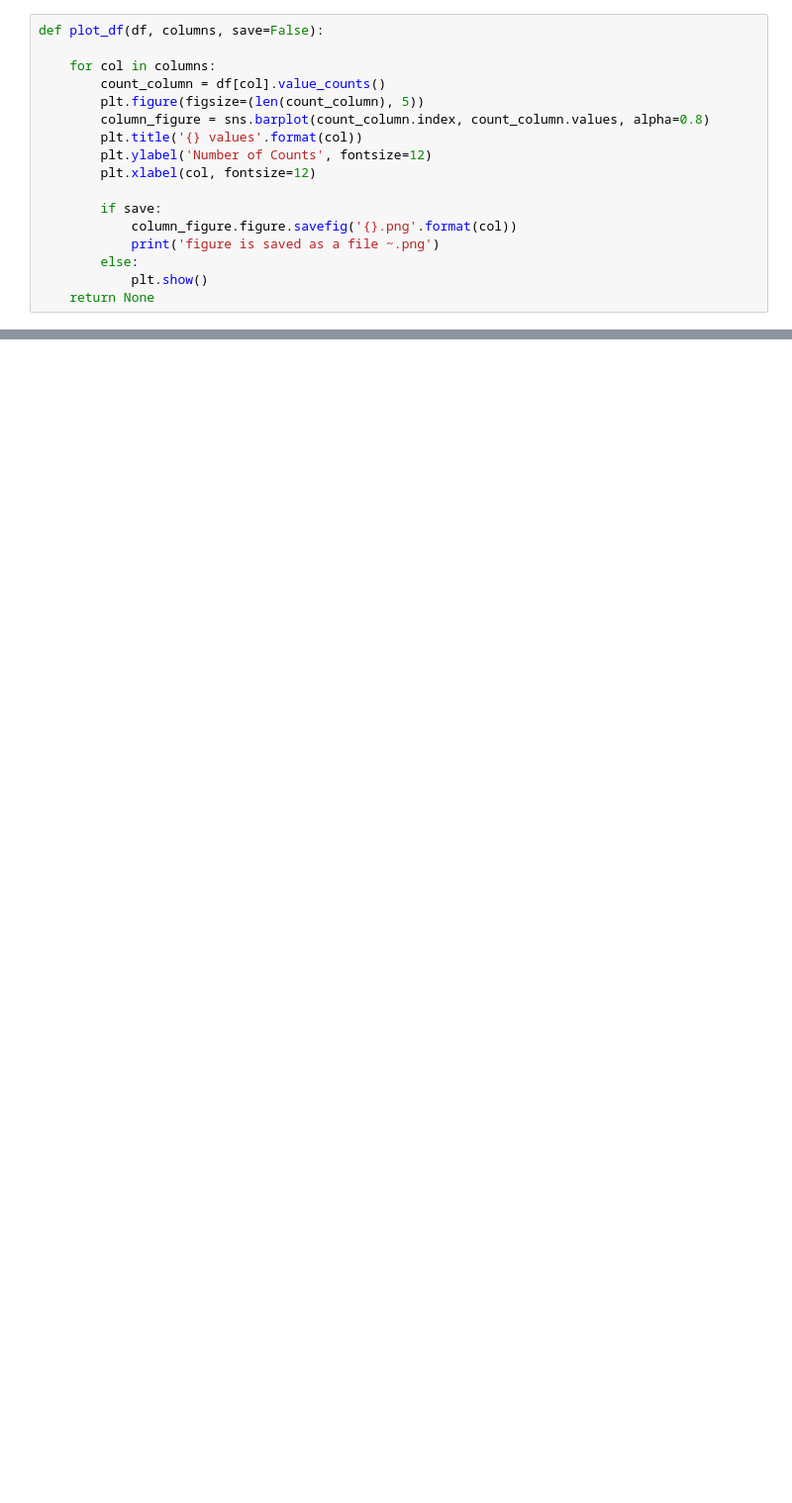
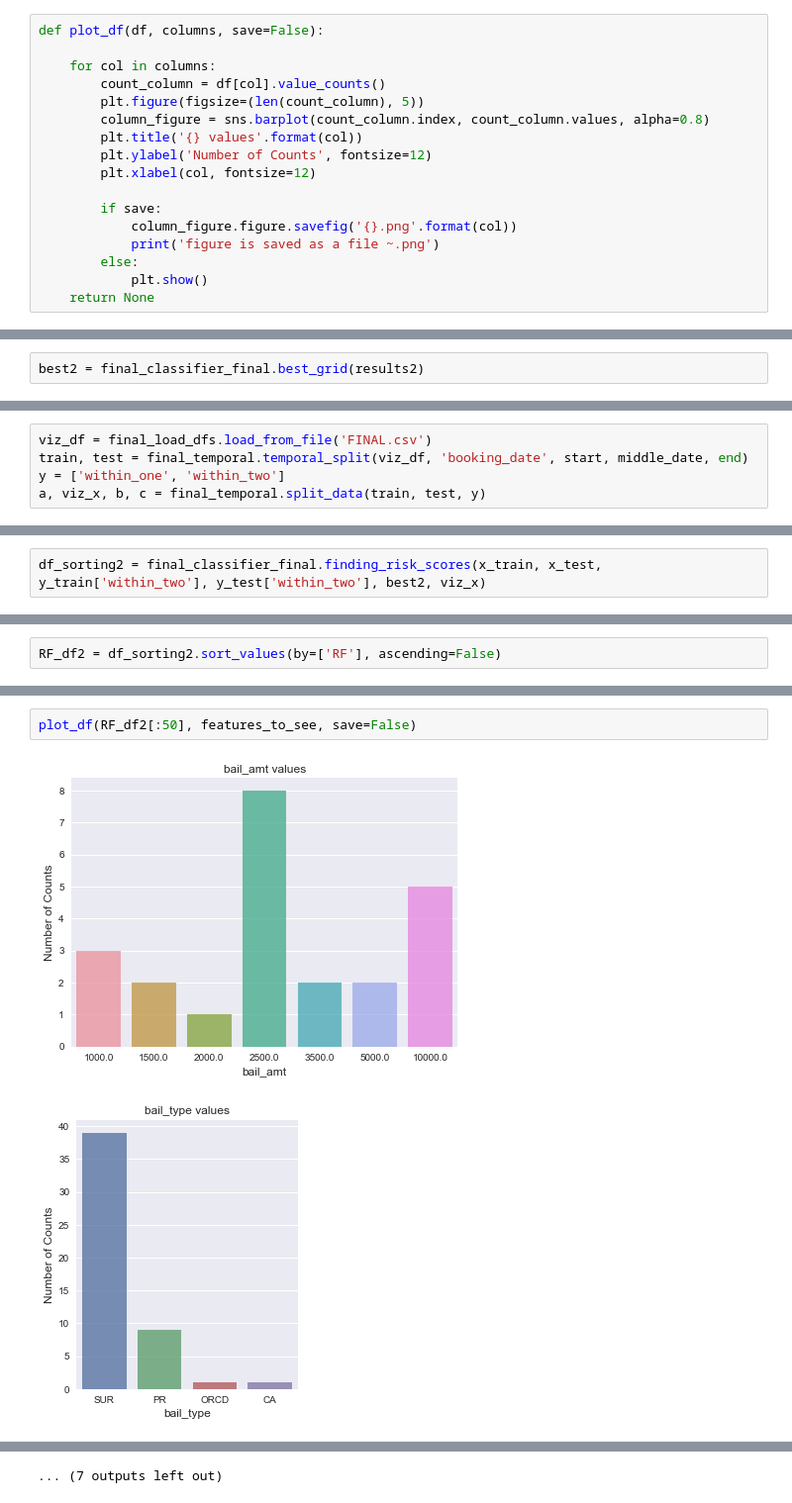
Before and after one commit to tianchu-shu/syntaxerror, a Jupyter notebook: compiling_everything.ipynb, the cells around one changed output, grey strips where cells are left out. Shown at 99% size. Drawn from its saved outputs; the diff is of its cells as text; blank space fills up the shorter version.

```diff
--- a/compiling_everything.ipynb
+++ b/compiling_everything.ipynb
@@ -454,0 +323,2 @@ list(x_train.columns)
+# %%
+best2 = final_classifier_final.best_grid(results2)
@@ -454,0 +369,5 @@ list(x_train.columns)
+# %%
+viz_df = final_load_dfs.load_from_file('FINAL.csv')
+train, test = final_temporal.temporal_split(viz_df, 'booking_date', start, middle_date, end)
+y = ['within_one', 'within_two']
+a, viz_x, b, c = final_temporal.split_data(train, test, y)
@@ -454,0 +376,2 @@ list(x_train.columns)
+# %%
+df_sorting2 = final_classifier_final.finding_risk_scores(x_train, x_test, y_train['within_two'], y_test['within_two'], best2, viz_x)
@@ -454,0 +391,2 @@ list(x_train.columns)
+# %%
+RF_df2 = df_sorting2.sort_values(by=['RF'], ascending=False)
@@ -454,0 +414,5 @@ list(x_train.columns)
+# %%
+plot_df(RF_df2[:50], features_to_see, save=False)
+# %% [output]
+[figure, added]
+[figure, added]
@@ -454,0 +429 @@ list(x_train.columns)
+... (7 outputs left out)
```
Also changed, not shown: parts of 44 cells of this notebook.
